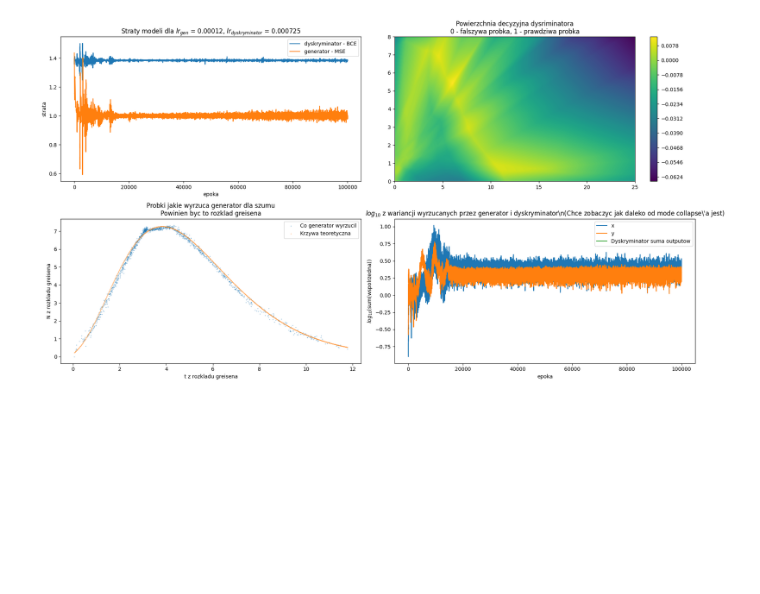
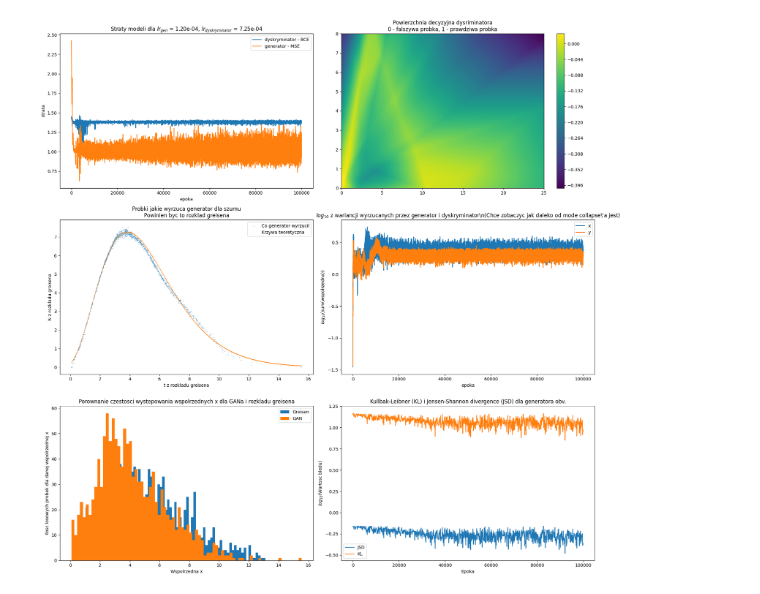
Before and after one commit to kluski777/PraktykiGAN, a Jupyter notebook: GAN.ipynb, the cells around one changed output. Cells and saved outputs as stored; diff of their text form; code cells hidden in the pictures; blank space fills up the shorter version.

```diff
--- a/GAN.ipynb
+++ b/GAN.ipynb
@@ -68,11 +95,11 @@ class Discriminator(nn.Module):
 
         return loss
 # %%
-def plot_basic_stats(var_x, var_y, generator_losses, discriminator_losses, var_discriminator):
-    fig, ((ax1, ax2), (ax3, ax4)) = plt.subplots(2, 2, figsize=(18, 10))
+def plot_basic_stats(var_x, var_y, generator_losses, discriminator_losses, KL, JSD, kl_jsd_steps_to_calculate):
+    fig, ((ax1, ax2), (ax3, ax4), (ax5, ax6)) = plt.subplots(3, 2, figsize=(18, 18))
 
     # Wykres 1: Straty
-    ax1.set_title(rf'Straty modeli dla $lr_{{gen}}$ = {generator.optim.param_groups[0]['lr']}, $lr_{{dyskryminator}}$ = {discriminator.optim.param_groups[0]['lr']}')
+    ax1.set_title(rf'Straty modeli dla $lr_{{gen}}$ = {generator.optim.param_groups[0]['lr'] :.2e}, $lr_{{dyskryminator}}$ = {discriminator.optim.param_groups[0]['lr'] :.2e}')
     ax1.plot(discriminator_losses, label='dyskryminator - BCE')
     ax1.plot(generator_losses, label='generator - MSE')
     ax1.legend()
@@ -86,35 +113,52 @@ def plot_basic_stats(var_x, var_y, generator_losses, discriminator_losses, var_d
     mapa = torch.FloatTensor(np.column_stack([X.flatten(), Y.flatten()])).cuda()
     discriminator_assessment = discriminator.layers(mapa).cpu().detach().numpy().reshape(x_range.shape[0], y_range.shape[0])
     ax2.set_title('Powierzchnia decyzyjna dysriminatora\n0 - falszywa probka, 1 - prawdziwa probka')
-    contour = ax2.contourf(X, Y, discriminator_assessment, levels=150)
+    contour = ax2.contourf(X, Y, discriminator_assessment, levels=250)
     plt.colorbar(contour, ax=ax2)
 
     # Wykres 3: Próbki generatora
-    noise = torch.randn(size=(20 * BATCH_SIZE, 128)).cuda()
+    noise = torch.randn(size=(100 * BATCH_SIZE, 128)).cuda()
     x, y = [], []
     output = generator.layers(noise).cpu().detach().numpy().reshape(-1, 2)
     x.extend(output[:, 0])
     y.extend(output[:, 1])
     x = np.array(x)
     y = np.array(y)
-    x_greisen = np.linspace(np.min(x), np.max(x), num=1_000)
-    y_greisen = greisen(x_greisen)
+    x_krzywa = np.linspace(np.min(x), np.max(x), num=x.size)
+    y_krzywa = greisen(x_krzywa)
 
     ax3.set_title('Probki jakie wyrzuca generator dla szumu\nPowinien byc to rozklad greisena')
     ax3.scatter(x, y, s=0.1, label='Co generator wyrzucil')
-    ax3.scatter(x_greisen, y_greisen, s=0.1, label='Krzywa teoretyczna')
+    ax3.scatter(x_krzywa, y_krzywa, s=0.1, label='Krzywa teoretyczna')
     ax3.legend()
     ax3.set_xlabel('t z rozkladu greisena')
     ax3.set_ylabel('N z rozkladu greisena')
 
+    # Wykres 4 wariancje
     ax4.set_title(r'$log_{10}$ z wariancji wyrzucanych przez generator i dyskryminator\n(Chce zobaczyc jak daleko od mode collapse\'a jest)')
     ax4.plot(np.log10(var_x), label='x')
     ax4.plot(np.log10(var_y), label='y')
-    ax4.plot(np.log10(var_discriminator), label='Dyskryminator suma outputow')
     ax4.legend()
     ax4.set_xlabel('epoka')
     ax4.set_ylabel(r'$log_{10}$(sum(wspolrzedna))')
 
+    # Wykres 5 czestosci
+    x_greisen_random, _ = metropolis_hastings_probing(greisen, x.size)
+
+    ax5.set_title('Porownanie czestosci wystepowania wspolrzednych x dla GANa i rozkladu greisena')
+    ax5.hist(x_greisen_random, bins=80, label='Greisen')
+    ax5.hist(x, bins=80, label='GAN')
+    ax5.legend()
+    ax5.set_xlabel('Wspolrzedna x')
+    ax5.set_ylabel('Ilosc losowych probek dla danej wspolrzednej x')
+
+    ax6.set_title('Kullbak-Leibner (KL) i Jensen-Shannon divergence (JSD) dla generatora obv.')
+    ax6.plot(np.arange(JSD.size) * kl_jsd_steps_to_calculate, np.log10(JSD), label='JSD')
+    ax6.plot(np.arange(KL.size) * kl_jsd_steps_to_calculate, np.log10(KL), label='KL')
+    ax6.legend()
+    ax6.set_xlabel('Epoka')
+    ax6.set_ylabel(r'$log_{10}$(Wartosc bledu)')
+
     plt.tight_layout()
     plt.savefig('./Wykresy/GAN/podsumowanie.jpg')
 # %%
@@ -200,4 +257,4 @@ var_x=np.float32(0.20093048), var_y=np.float32(0.17901346)
 # %%
-plot_basic_stats(var_x, var_y, generator_losses, discriminator_losses, steps_history)
+plot_basic_stats(var_x, var_y, generator_losses, discriminator_losses, KL, JSD, kl_jsd_steps_to_calculate)
 # %% [output]
-[figure, old version]
+[figure, new version]
```
Also changed, not shown: parts of 5 cells of this notebook, 3 other files.
